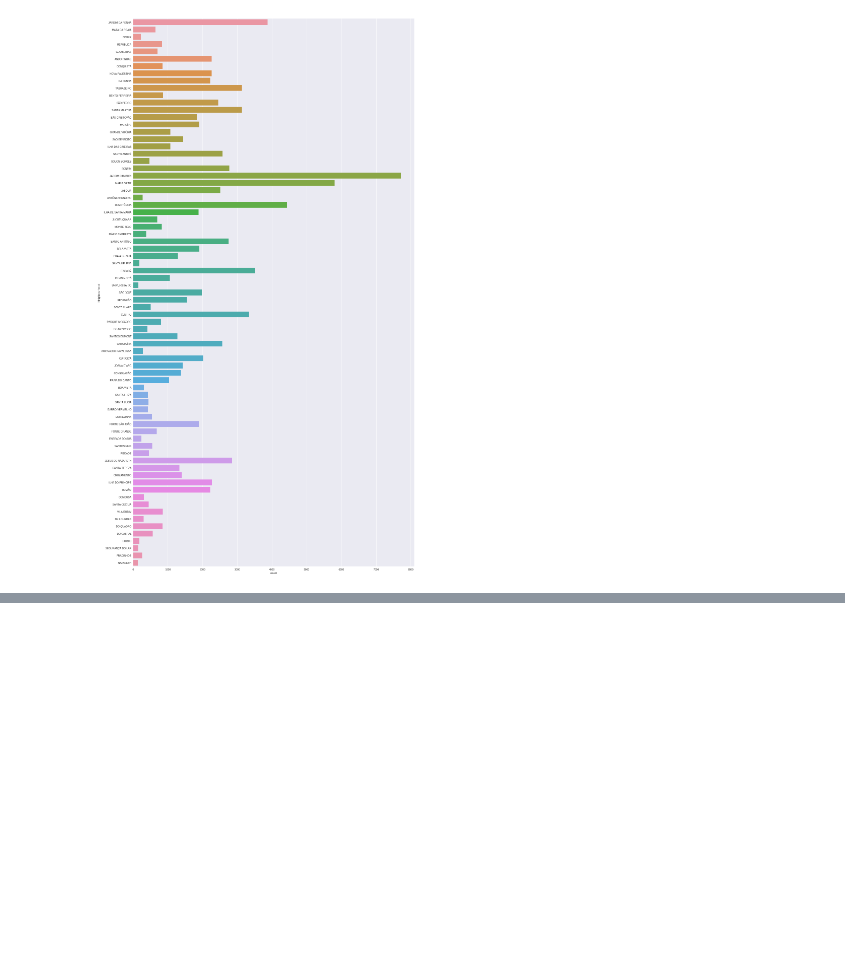
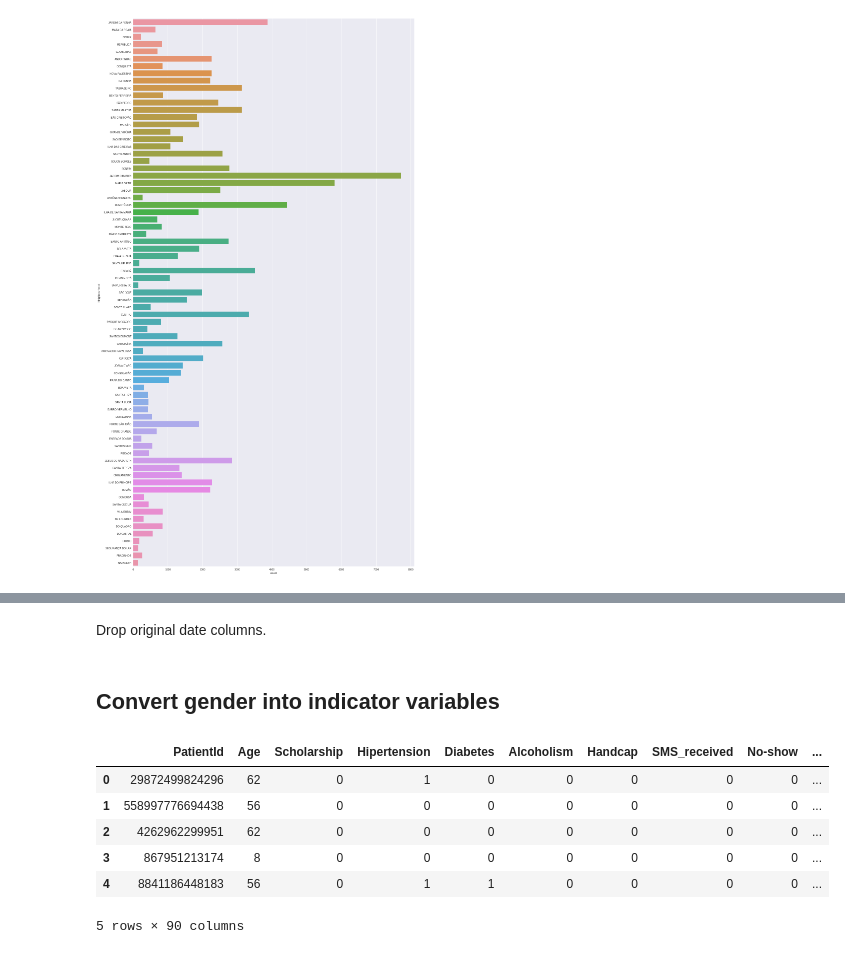
Before and after one commit to pisarenko-net/machine-learning, a Jupyter notebook: no-show-hospital/Appointment noshow - Feature Engineering.ipynb, the cells around one changed output, grey strips where cells are left out. Saved outputs shown, nothing was run; the diff lists cells and outputs as text; code cells hidden in the pictures; blank space fills up the shorter version.

```diff
--- a/no-show-hospital/Appointment noshow - Feature Engineering.ipynb
+++ b/no-show-hospital/Appointment noshow - Feature Engineering.ipynb
@@ -120,0 +123,3 @@ plt.show()
+# %%
+df = pd.get_dummies(df, columns=['Neighbourhood'])
+df.head()
@@ -180,0 +194,18 @@ df.sample(n=40)
+# %% [markdown]
+Drop original date columns.
+# %%
+df = df.drop(['ScheduledDay', 'AppointmentDay'], axis=1)
+df.head()
+# %% [markdown]
+## Convert gender into indicator variables
+# %%
+df = pd.get_dummies(df, columns=['Gender'])
+df.head()
+# %% [output]
+|  | PatientId | Age | Scholarship | Hipertension | Diabetes | Alcoholism | Handcap | SMS_received | No-show | ... |
+| 0 | 29872499824296 | 62 | 0 | 1 | 0 | 0 | 0 | 0 | 0 | ... |
+| 1 | 558997776694438 | 56 | 0 | 0 | 0 | 0 | 0 | 0 | 0 | ... |
+| 2 | 4262962299951 | 62 | 0 | 0 | 0 | 0 | 0 | 0 | 0 | ... |
+| 3 | 867951213174 | 8 | 0 | 0 | 0 | 0 | 0 | 0 | 0 | ... |
+| 4 | 8841186448183 | 56 | 0 | 1 | 1 | 0 | 0 | 0 | 0 | ... |
+5 rows × 90 columns
```
Also changed, not shown: parts of 11 cells of this notebook, 1 other file.
